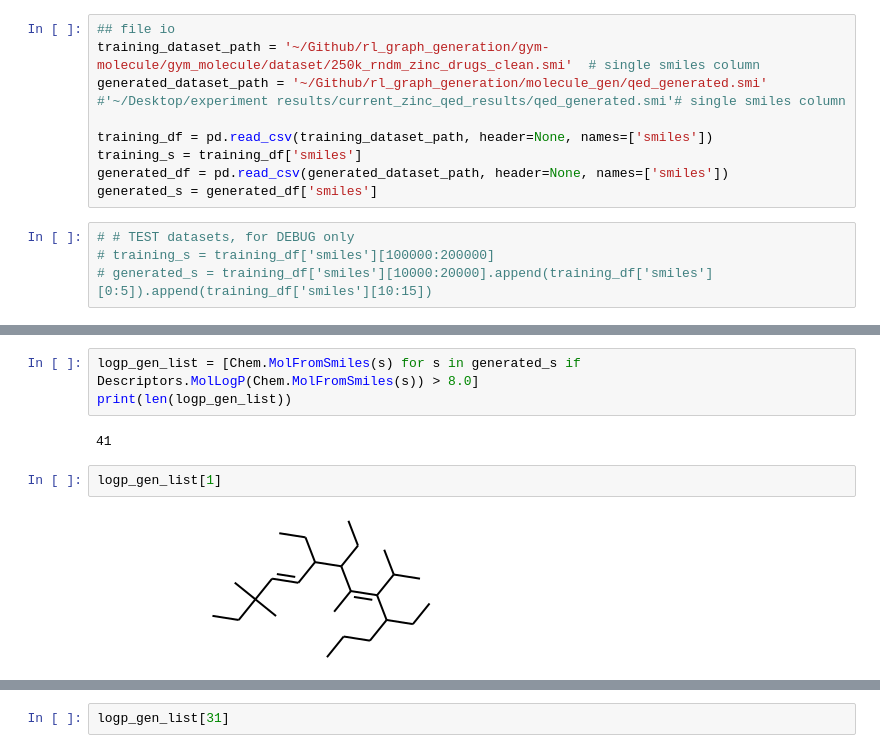
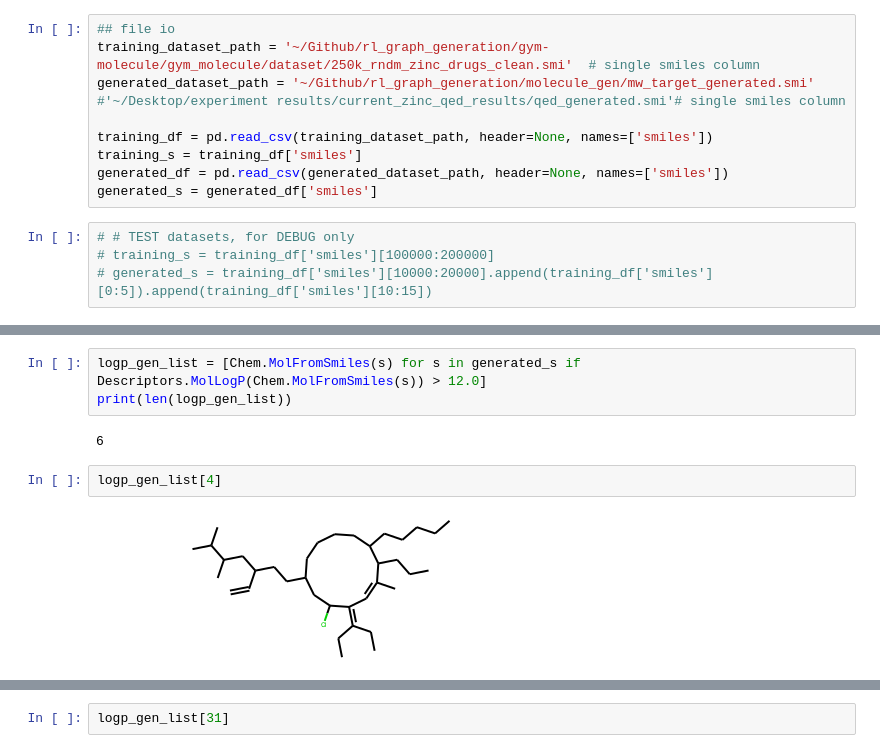
Before and after one commit to Ark0617/vae_rl_molecule_generation, a Jupyter notebook: gym-molecule/gym_molecule/envs/molecule_evaluation.ipynb, the cells around one changed output, grey strips where cells are left out. Drawn from its saved outputs; the diff is of its cells as text.

```diff
--- a/gym-molecule/gym_molecule/envs/molecule_evaluation.ipynb
+++ b/gym-molecule/gym_molecule/envs/molecule_evaluation.ipynb
@@ -12,7 +12,7 @@ from sascorer import calculateScore
 # %%
 ## file io
 training_dataset_path = '~/Github/rl_graph_generation/gym-molecule/gym_molecule/dataset/250k_rndm_zinc_drugs_clean.smi'  # single smiles column
-generated_dataset_path = '~/Github/rl_graph_generation/molecule_gen/qed_generated.smi'  #'~/Desktop/experiment results/current_zinc_qed_results/qed_generated.smi'# single smiles column
+generated_dataset_path = '~/Github/rl_graph_generation/molecule_gen/mw_target_generated.smi'  #'~/Desktop/experiment results/current_zinc_qed_results/qed_generated.smi'# single smiles column
 
 training_df = pd.read_csv(training_dataset_path, header=None, names=['smiles'])
 training_s = training_df['smiles']
@@ -133,12 +131,12 @@ gen QED std: 0.17596850600136937
 # %%
-logp_gen_list = [Chem.MolFromSmiles(s) for s in generated_s if Descriptors.MolLogP(Chem.MolFromSmiles(s)) > 8.0]
+logp_gen_list = [Chem.MolFromSmiles(s) for s in generated_s if Descriptors.MolLogP(Chem.MolFromSmiles(s)) > 12.0]
 print(len(logp_gen_list))
 # %% [output]
-41
+6
 # %%
-logp_gen_list[1]
+logp_gen_list[4]
 # %% [output]
-[figure, old version]
+[figure, new version]
 # %%
 #logp_gen_list[0]
 for i in range(len(logp_gen_list)):
```
Also changed, not shown: parts of 3 cells of this notebook, 5 other files.
